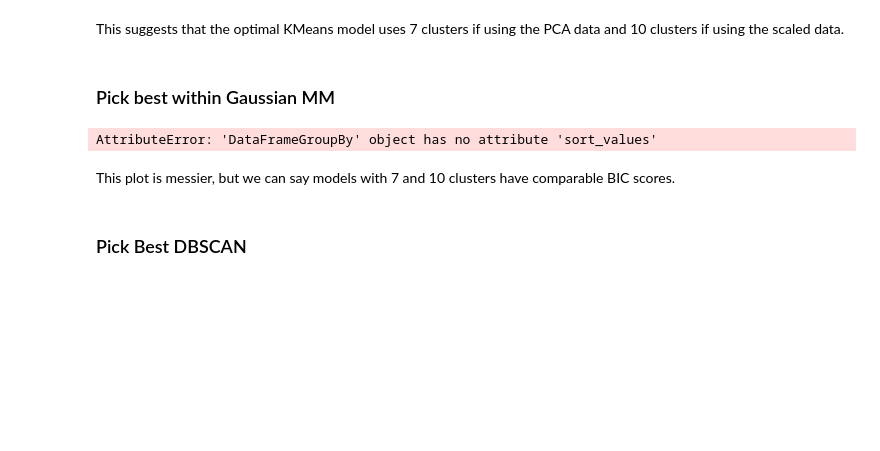
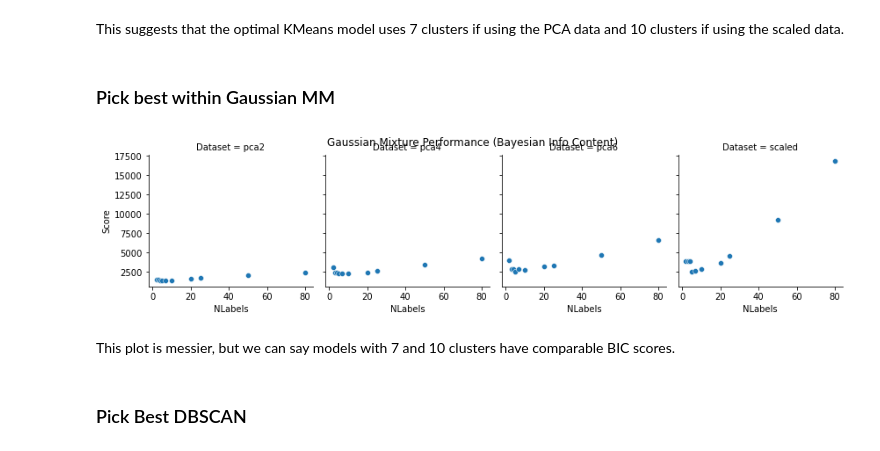
Before and after one commit to colevfrank/254_ML_IL_Crime, a Jupyter notebook: clustering/Model Selection.ipynb, the cells around one changed output. Drawn from its saved outputs; the diff is of its cells as text; code cells hidden in the pictures; blank space fills up the shorter version.

```diff
--- a/clustering/Model Selection.ipynb
+++ b/clustering/Model Selection.ipynb
@@ -187,10 +191,13 @@ This suggests that the optimal KMeans model uses 7 clusters if using the PCA dat
 ### Pick best within Gaussian MM
 # %%
 gauss_grid_results = all_grid_results.loc[all_grid_results['Model']=='GaussianMixture'] \
-    .groupby('Dataset').sort_values('NLabels').assign(GRAD_BIC = lambda x: x['Score'].diff())
-g = sns.scatterplot(data=gauss_grid_results, x='NLabels', y='GRAD_BIC', hue='Dataset')
-g.set(title="Gaussian Mixture Performance (Bayesian Info Content)");
+    .assign(MAJORITY = lambda x: largest_cluster_size(x)) \
+    .groupby('Dataset').apply(lambda x: x.sort_values(['NLabels'])) \
+    .assign(GRAD_BIC = lambda x: x['Score'].diff())
+g = sns.FacetGrid(data=gauss_grid_results, col='Dataset')
+g.map(sns.scatterplot, 'NLabels', 'Score')
+g.fig.suptitle("Gaussian Mixture Performance (Bayesian Info Content)");
 # %% [output]
-AttributeError: 'DataFrameGroupBy' object has no attribute 'sort_values'
+[figure, added]
 # %% [markdown]
 This plot is messier, but we can say models with 7 and 10 clusters have comparable BIC scores.
```
Also changed, not shown: parts of 32 cells of this notebook.
